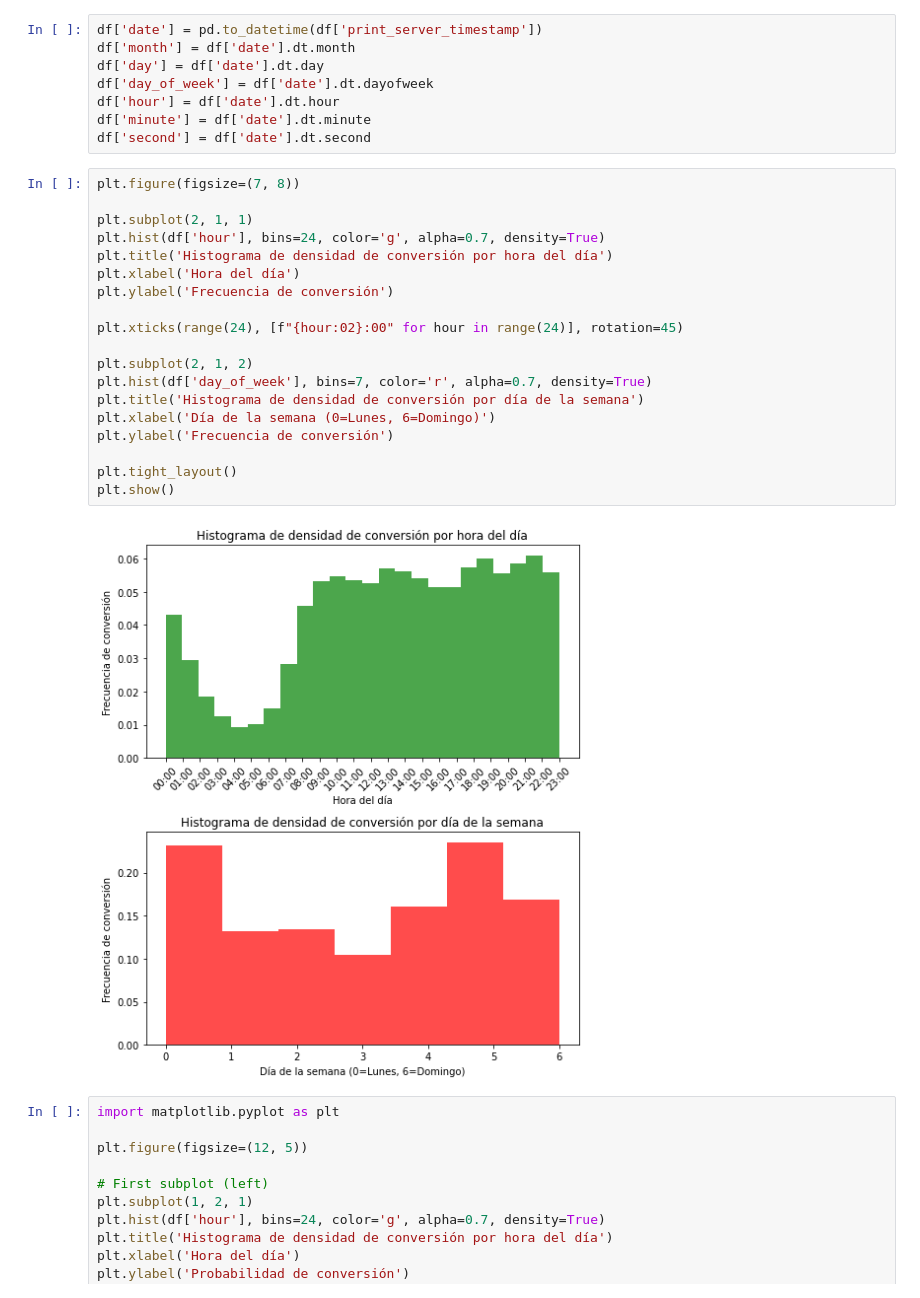
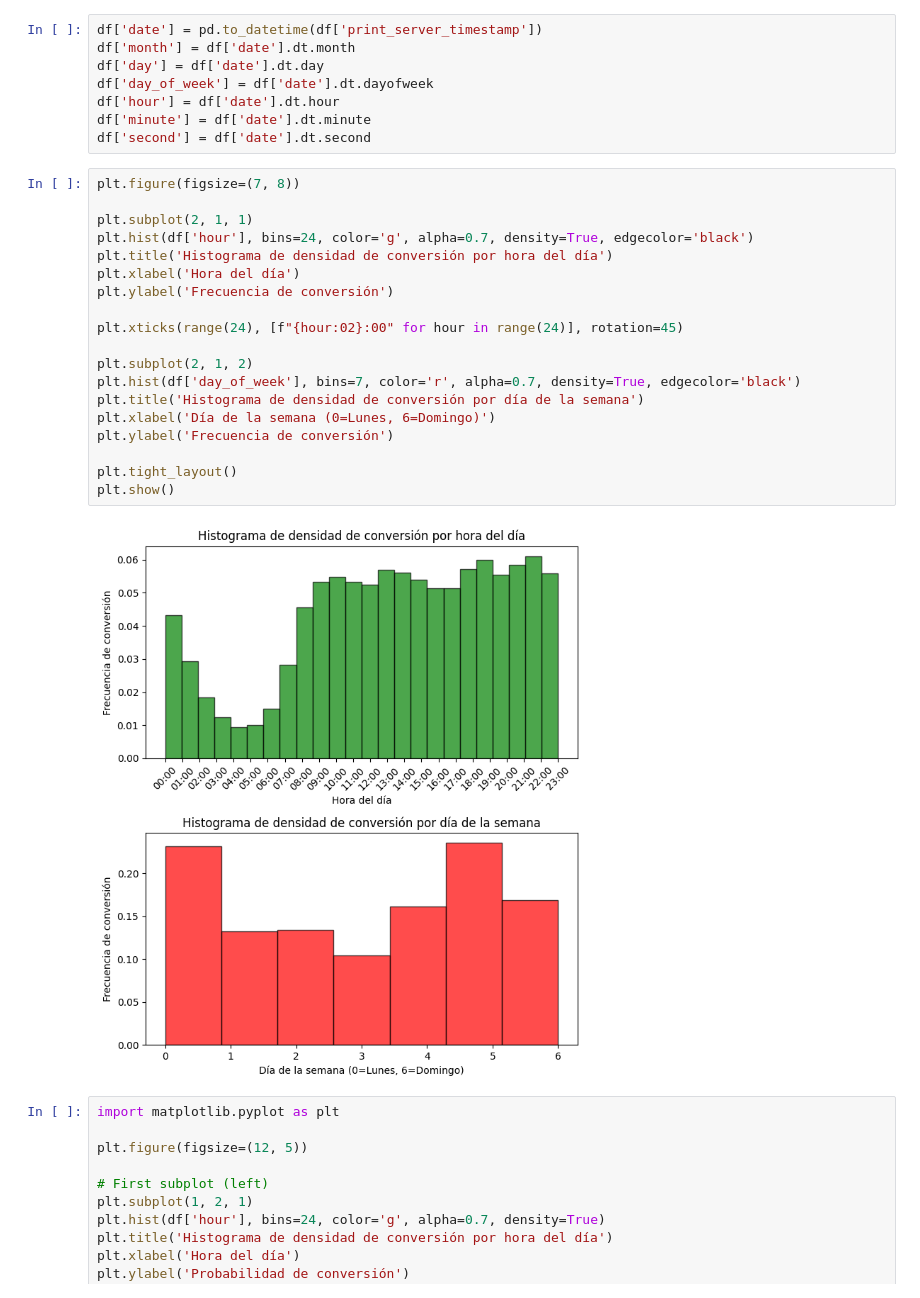
Before and after one commit to gaston-lm/TDVI_tp2_retailer_churn, a Jupyter notebook: analisis.ipynb, the cells around one changed output. Cells and saved outputs as stored; diff of their text form.

Commit message:
informe actualizado y compilado, hist actualizado.

```diff
--- a/analisis.ipynb
+++ b/analisis.ipynb
@@ -111,24 +111,24 @@ df['second'] = df['date'].dt.second
 # %%
 plt.figure(figsize=(7, 8))
 
 plt.subplot(2, 1, 1)
-plt.hist(df['hour'], bins=24, color='g', alpha=0.7, density=True)
+plt.hist(df['hour'], bins=24, color='g', alpha=0.7, density=True, edgecolor='black')
 plt.title('Histograma de densidad de conversión por hora del día')
 plt.xlabel('Hora del día')
 plt.ylabel('Frecuencia de conversión')
 
 plt.xticks(range(24), [f"{hour:02}:00" for hour in range(24)], rotation=45)
 
 plt.subplot(2, 1, 2)
-plt.hist(df['day_of_week'], bins=7, color='r', alpha=0.7, density=True)
+plt.hist(df['day_of_week'], bins=7, color='r', alpha=0.7, density=True, edgecolor='black')
 plt.title('Histograma de densidad de conversión por día de la semana')
 plt.xlabel('Día de la semana (0=Lunes, 6=Domingo)')
 plt.ylabel('Frecuencia de conversión')
 
 plt.tight_layout()
 plt.show()
 # %% [output]
-[figure, old version]
+[figure, new version]
 # %%
 import matplotlib.pyplot as plt
 
```
Also changed, not shown: parts of 1 cell of this notebook, 4 other files.
